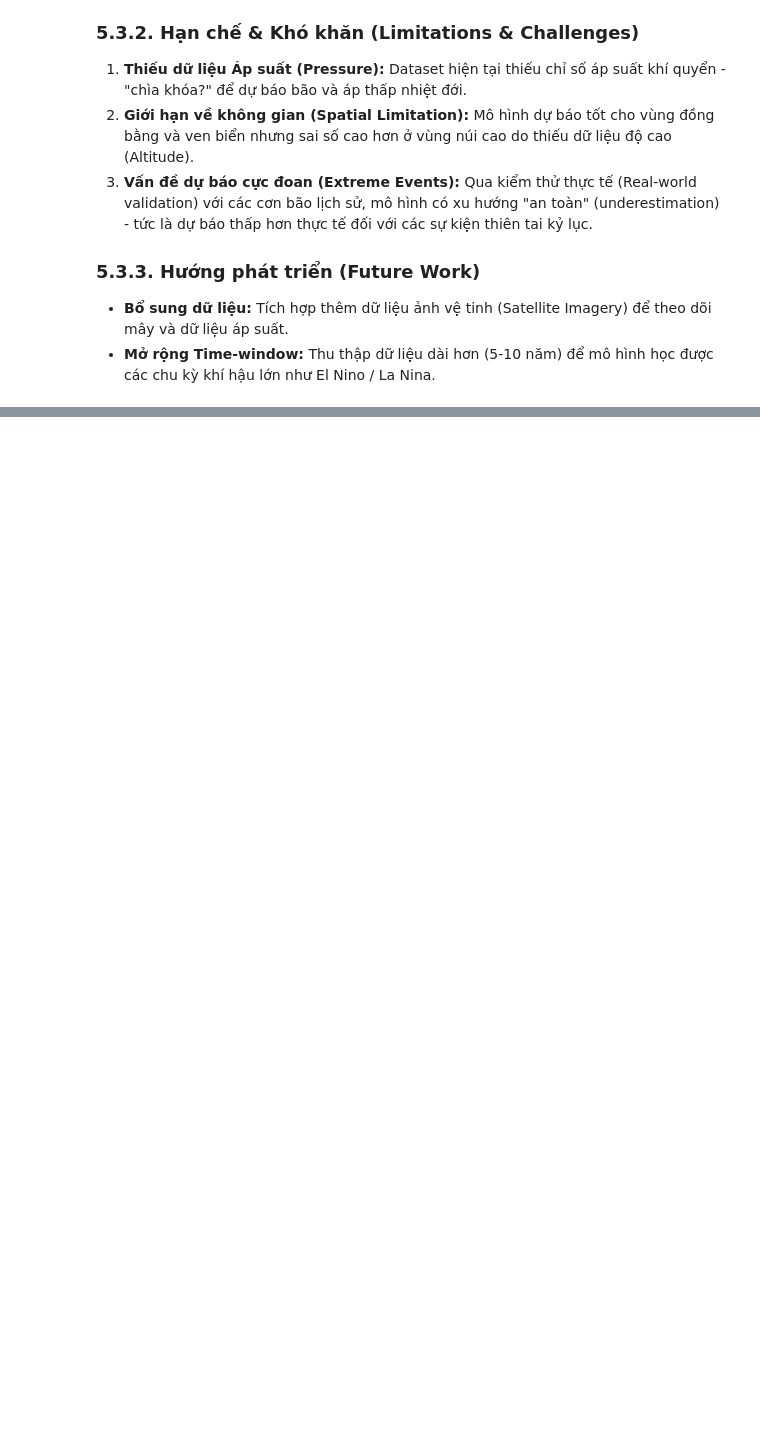
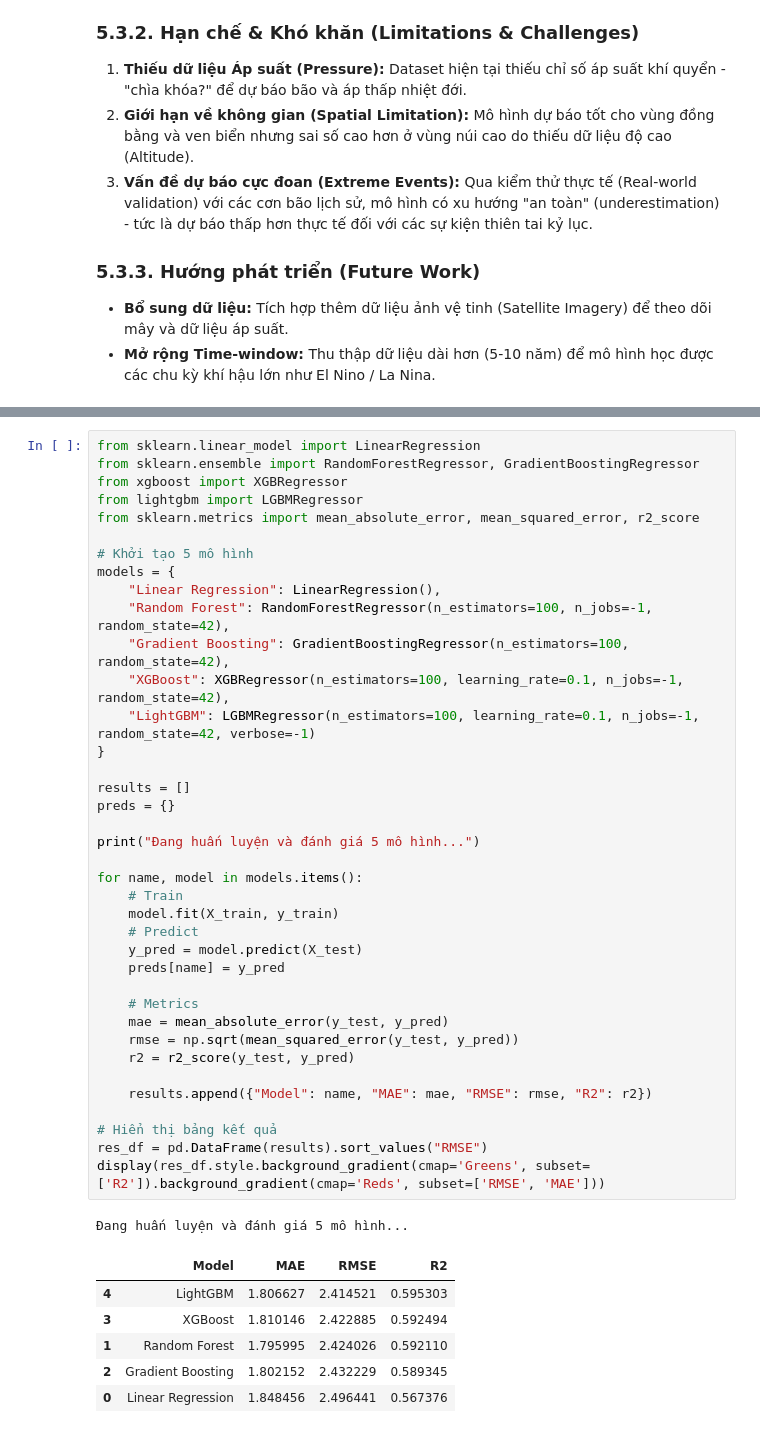
Before and after one commit to DucPhuc1/ProgrammingForDS, a Jupyter notebook: 02_modeling.ipynb, the cells around one changed output, grey strips where cells are left out. Saved outputs shown, nothing was run; the diff lists cells and outputs as text; blank space fills up the shorter version.

```diff
--- a/02_modeling.ipynb
+++ b/02_modeling.ipynb
@@ -937,0 +1040,46 @@ KIỂM TRA CHUỖI BÃO QUÝ IV/2025
+# %%
+from sklearn.linear_model import LinearRegression
+from sklearn.ensemble import RandomForestRegressor, GradientBoostingRegressor
+from xgboost import XGBRegressor
+from lightgbm import LGBMRegressor
+from sklearn.metrics import mean_absolute_error, mean_squared_error, r2_score
+
+# Khởi tạo 5 mô hình
+models = {
+    "Linear Regression": LinearRegression(),
+    "Random Forest": RandomForestRegressor(n_estimators=100, n_jobs=-1, random_state=42),
+    "Gradient Boosting": GradientBoostingRegressor(n_estimators=100, random_state=42),
+    "XGBoost": XGBRegressor(n_estimators=100, learning_rate=0.1, n_jobs=-1, random_state=42),
+    "LightGBM": LGBMRegressor(n_estimators=100, learning_rate=0.1, n_jobs=-1, random_state=42, verbose=-1)
+}
+
+results = []
+preds = {}
+
+print("Đang huấn luyện và đánh giá 5 mô hình...")
+
+for name, model in models.items():
+    # Train
+    model.fit(X_train, y_train)
+    # Predict
+    y_pred = model.predict(X_test)
+    preds[name] = y_pred
+
+    # Metrics
+    mae = mean_absolute_error(y_test, y_pred)
+    rmse = np.sqrt(mean_squared_error(y_test, y_pred))
+    r2 = r2_score(y_test, y_pred)
+
+    results.append({"Model": name, "MAE": mae, "RMSE": rmse, "R2": r2})
+
+# Hiển thị bảng kết quả
+res_df = pd.DataFrame(results).sort_values("RMSE")
+display(res_df.style.background_gradient(cmap='Greens', subset=['R2']).background_gradient(cmap='Reds', subset=['RMSE', 'MAE']))
+# %% [output]
+Đang huấn luyện và đánh giá 5 mô hình...
+|  | Model | MAE | RMSE | R2 |
+| 4 | LightGBM | 1.806627 | 2.414521 | 0.595303 |
+| 3 | XGBoost | 1.810146 | 2.422885 | 0.592494 |
+| 1 | Random Forest | 1.795995 | 2.424026 | 0.592110 |
+| 2 | Gradient Boosting | 1.802152 | 2.432229 | 0.589345 |
+| 0 | Linear Regression | 1.848456 | 2.496441 | 0.567376 |
```
Also changed, not shown: parts of 20 cells of this notebook.
